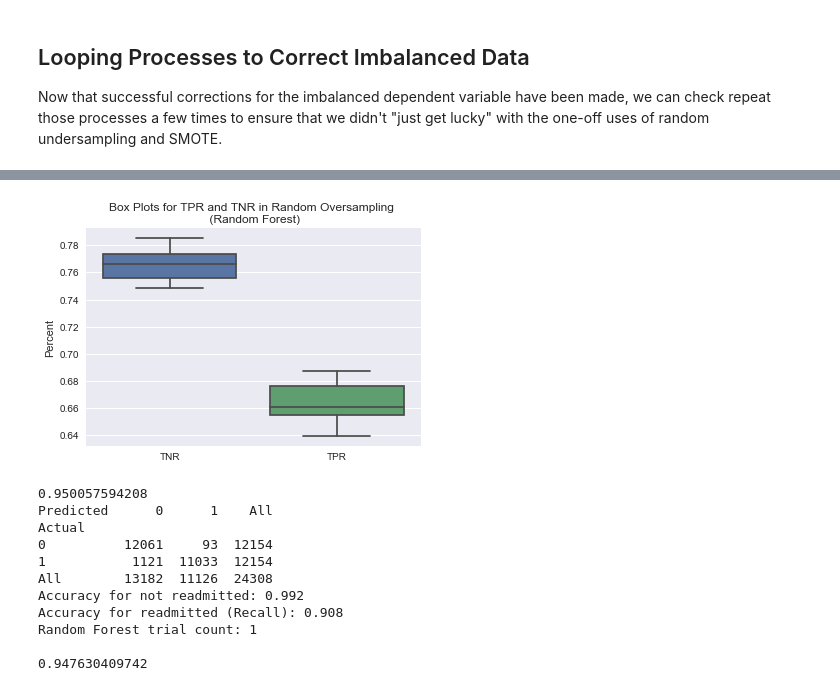
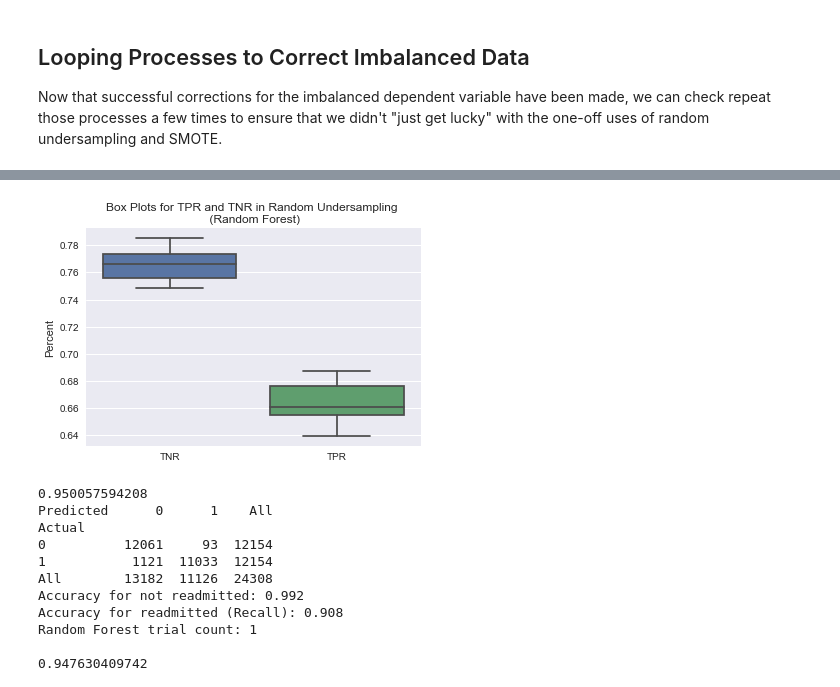
Before and after one commit to AOlden/sb-projects, a Jupyter notebook: diabetes_readmission/Diabetes_Tree_Analysis .ipynb, the cells around one changed output, grey strips where cells are left out. Cells and saved outputs as stored; diff of their text form; code cells hidden in the pictures.

```diff
--- a/diabetes_readmission/Diabetes_Tree_Analysis .ipynb
+++ b/diabetes_readmission/Diabetes_Tree_Analysis .ipynb
@@ -427,13 +433,13 @@ Random Forest trial count: 10
 # %%
 # plot TNR and TPR as box plots
 plots = pd.DataFrame({'TPR': TPR, 'TNR': TNR})
 
 sns.boxplot(data = plots)
-plt.title('Box Plots for TPR and TNR in Random Oversampling \n (Random Forest)')
+plt.title('Box Plots for TPR and TNR in Random Undersampling \n (Random Forest)')
 plt.ylabel('Percent')
 plt.show()
 # %% [output]
-[figure, old version]
+[figure, new version]
 # %%
 # multiple calls of SMOTE
 from imblearn.over_sampling import SMOTE
```
Also changed, not shown: parts of 4 cells of this notebook, 2 other files.
